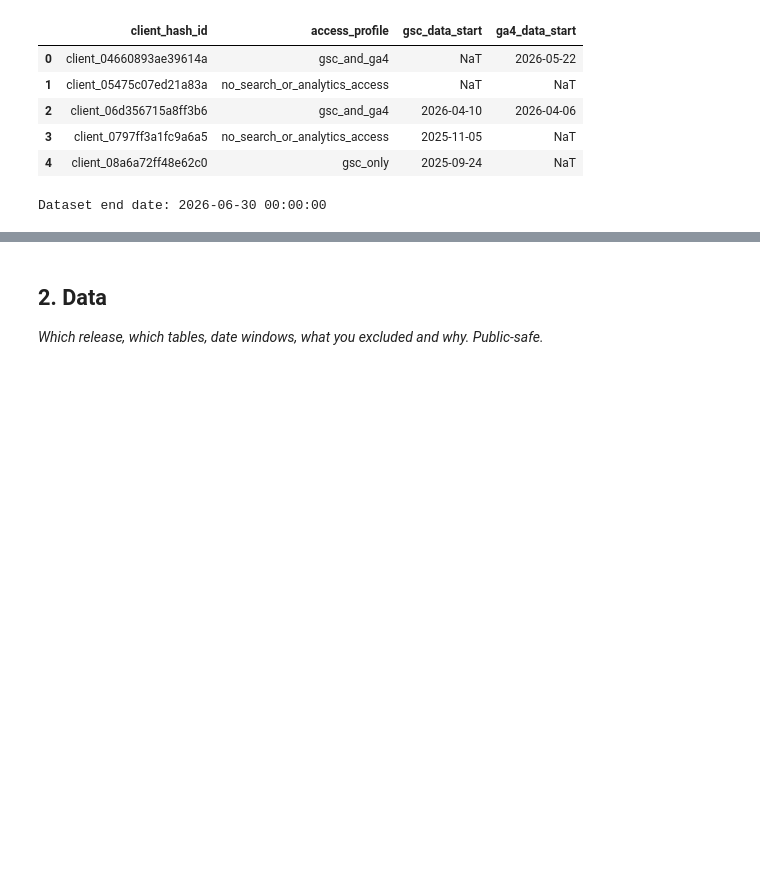
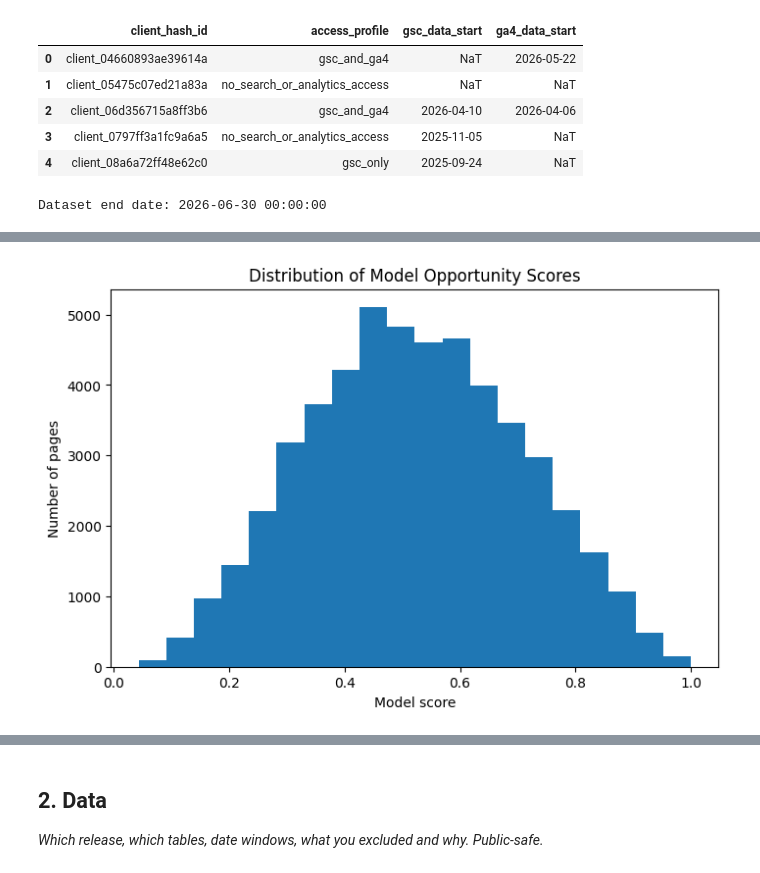
Before and after one commit to suha-2004/flyrank-ml-internship, a Jupyter notebook: work/notebooks/capstone.ipynb, the cells around one changed output, grey strips where cells are left out. Drawn from its saved outputs; the diff is of its cells as text; code cells hidden in the pictures; blank space fills up the shorter version.

```diff
--- a/work/notebooks/capstone.ipynb
+++ b/work/notebooks/capstone.ipynb
@@ -206,0 +364,8 @@ features.head()
+# %%
+test["model_score"] = model.predict_proba(
+    test[feature_cols]
+)[:, 1]
+
+test["model_prediction"] = (
+    test["model_score"] >= 0.5
+).astype(int)
@@ -206,0 +592,21 @@ features.head()
+# %%
+test["error_type"] = np.select(
+    [
+        (test["is_declining"] == 1) &
+        (test["model_prediction"] == 1),
+
+        (test["is_declining"] == 0) &
+        (test["model_prediction"] == 1),
+
+        (test["is_declining"] == 1) &
+        (test["model_prediction"] == 0)
+    ],
+    [
+        "True positive",
+        "False positive",
+        "False negative"
+    ],
+    default="True negative"
+)
+
+test["error_type"].value_counts()
@@ -206,0 +621,15 @@ features.head()
+# %%
+plt.figure(figsize=(8, 5))
+
+plt.hist(
+    test["model_score"],
+    bins=20
+)
+
+plt.xlabel("Model score")
+plt.ylabel("Number of pages")
+plt.title("Distribution of Model Opportunity Scores")
+
+plt.show()
+# %% [output]
+[figure, added]
```
Also changed, not shown: parts of 57 cells of this notebook.
